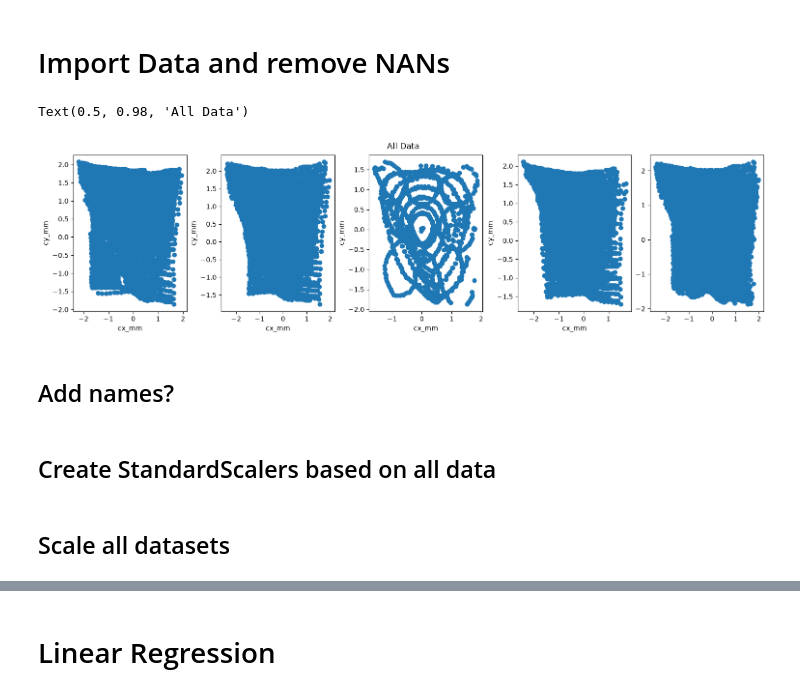
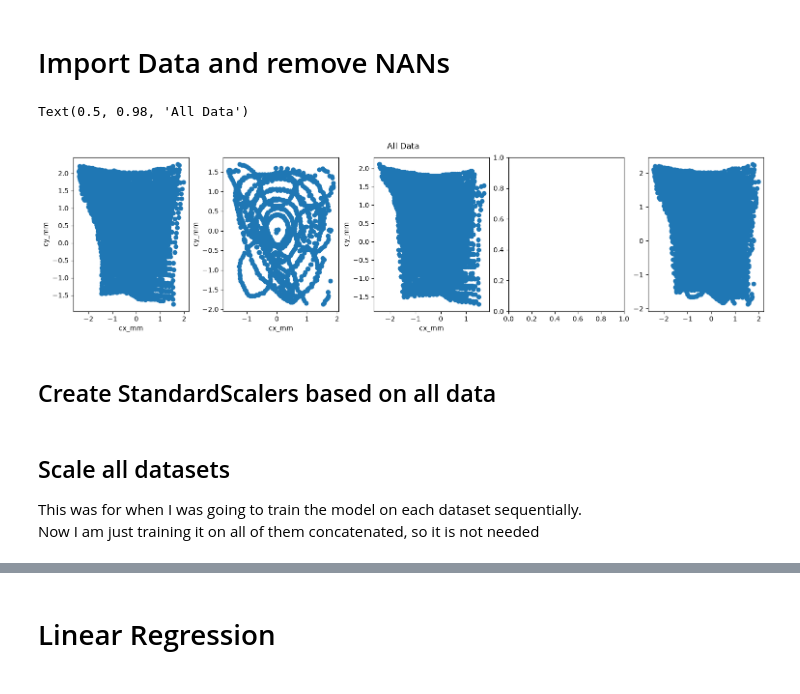
Before and after one commit to Abigail-Yates/DeltabotProject, a Jupyter notebook: TensorFlow/Trials/all_data_MLP.ipynb, the cells around one changed output, grey strips where cells are left out. Cells and saved outputs as stored; diff of their text form; code cells hidden in the pictures.

```diff
--- a/TensorFlow/Trials/all_data_MLP.ipynb
+++ b/TensorFlow/Trials/all_data_MLP.ipynb
@@ -21,26 +21,24 @@ I0000 00:00:1794306363.407636 1652717 port.cc:153] oneDNN custom operations are
 # %%
 data_0 = pd.read_csv("processed_data/16Oct_data_corrected.csv", dtype="float32") #data was saved as float32, by default this was importing as float64
 data_1 = pd.read_csv("processed_data/27Oct_data.csv", dtype="float32") #data was saved as float32, by default this was importing as float64
 data_2 = pd.read_csv("processed_data/28Oct_data.csv", dtype="float32") #data was saved as float32, by default this was importing as float64
 data_3 = pd.read_csv("processed_data/29Oct_data.csv", dtype="float32") #data was saved as float32, by default this was importing as float64
 data_0 = data_0.dropna()
 data_1 = data_1.dropna()
 data_2 = data_2.dropna()
 data_3 = data_3.dropna()
-data_list = [data_0, data_1, data_2, data_3]
+data_list = [ data_1, data_2, data_3] #data_0, #get better results without data_0
 
 all_data = pd.concat(data_list, ignore_index=True)
 
 fig, axs = plt.subplots(1, 5, figsize=(15,4), constrained_layout=True)
 for i, data in enumerate(data_list):
     subplot = axs[i]
     subplot.scatter(data["cx_mm"], data["cy_mm"])
     subplot.set_xlabel("cx_mm")
     subplot.set_ylabel("cy_mm")
 axs[4].scatter(all_data["cx_mm"], all_data["cy_mm"])
 fig.suptitle("All Data")
 # %% [output]
 Text(0.5, 0.98, 'All Data')
-[figure, old version]
+[figure, new version]
-# %% [markdown]
-<h2> Add names?
@@ -55,7 +48,10 @@ Text(0.5, 0.98, 'All Data')
 scalerX = StandardScaler().fit(all_data[["cx_mm", "cy_mm"]])
 scalerY = StandardScaler().fit(all_data[["s0", "s1", "s2"]])
 # %% [markdown]
-<h2>Scale all datasets
+<h2>Scale all datasets</h2>
+This was for when I was going to train the model on each dataset sequentially.
+
+Now I am just training it on all of them concatenated, so it is not needed
 # %%
 scaled = {}
 for i, data in enumerate(data_list):
```
Also changed, not shown: parts of 14 cells of this notebook, 5 other files.
